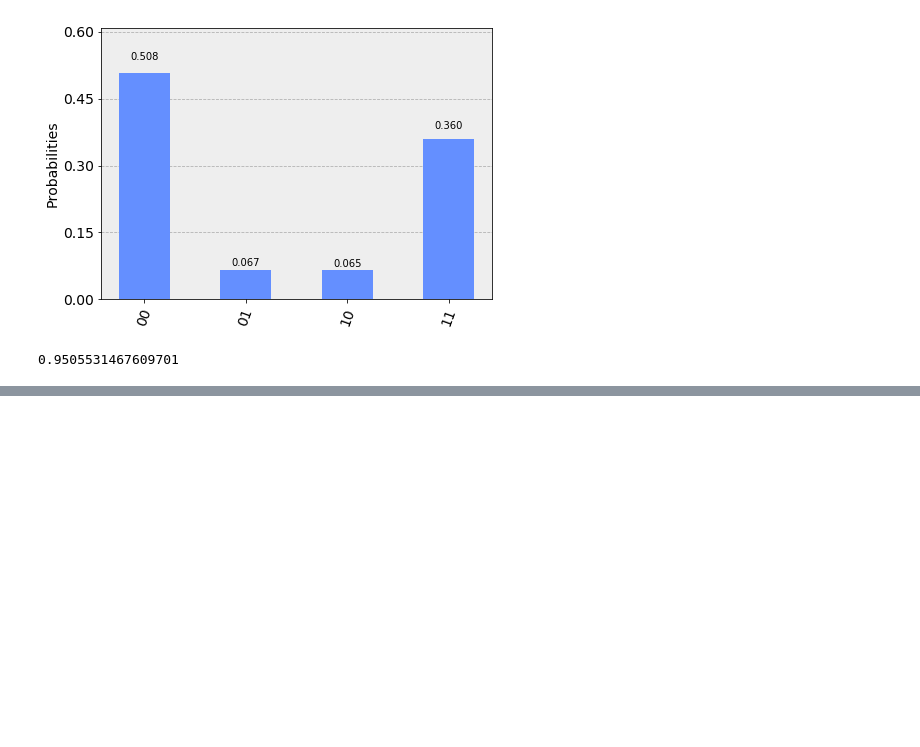
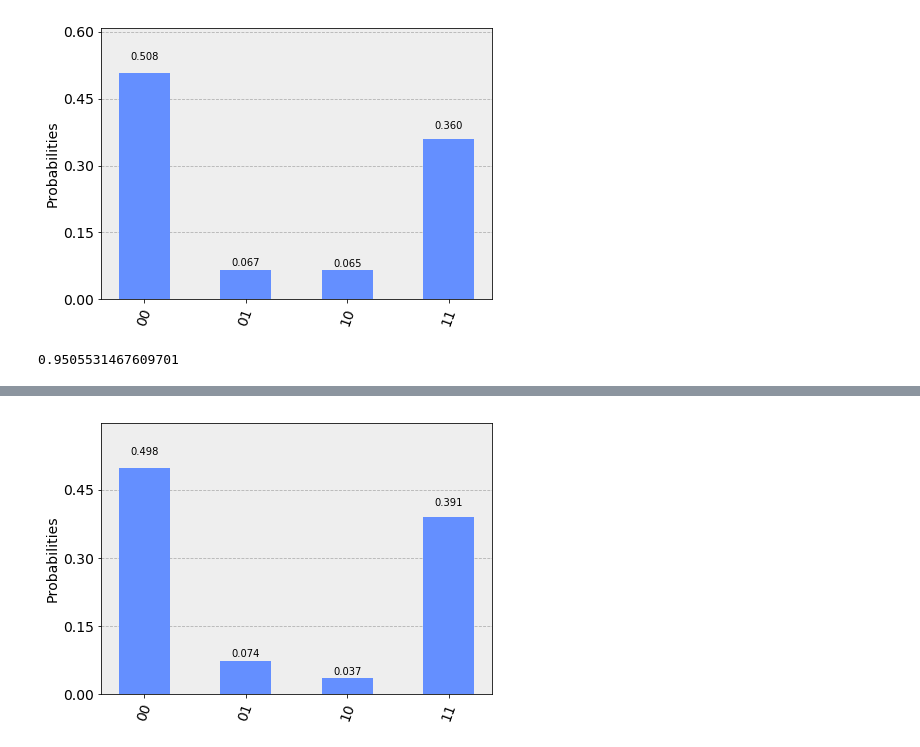
Before and after one commit to JordanovSJ/qiskit, a Jupyter notebook: fidelity_measures/fidelity_measures.ipynb, the cells around one changed output, grey strips where cells are left out. Cells and saved outputs as stored; diff of their text form; code cells hidden in the pictures; blank space fills up the shorter version.

```diff
--- a/fidelity_measures/fidelity_measures.ipynb
+++ b/fidelity_measures/fidelity_measures.ipynb
@@ -124,0 +143,6 @@ state_fidelity(desired_vector,qc_state)
+# %%
+# plotting n=2, wait =20
+counts = {'11': 3203, '10': 303, '01': 606, '00': 4080}
+plot_histogram(counts)
+# %% [output]
+[figure, added]
```
Also changed, not shown: parts of 8 cells of this notebook, 9 other files.
